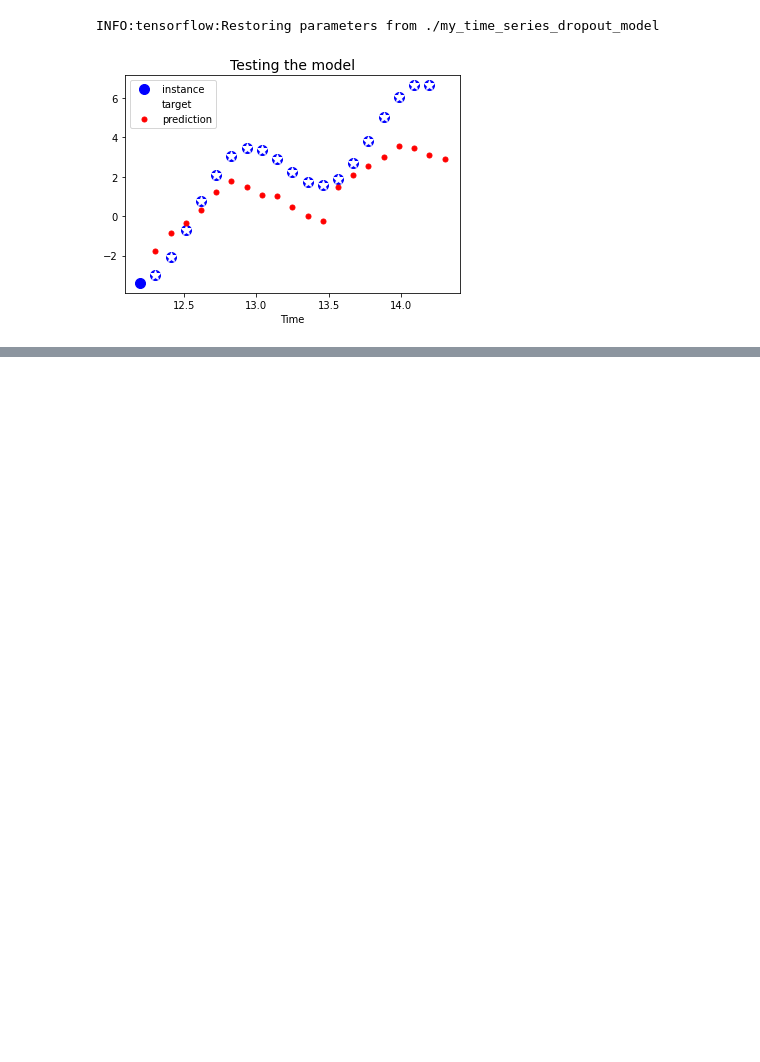
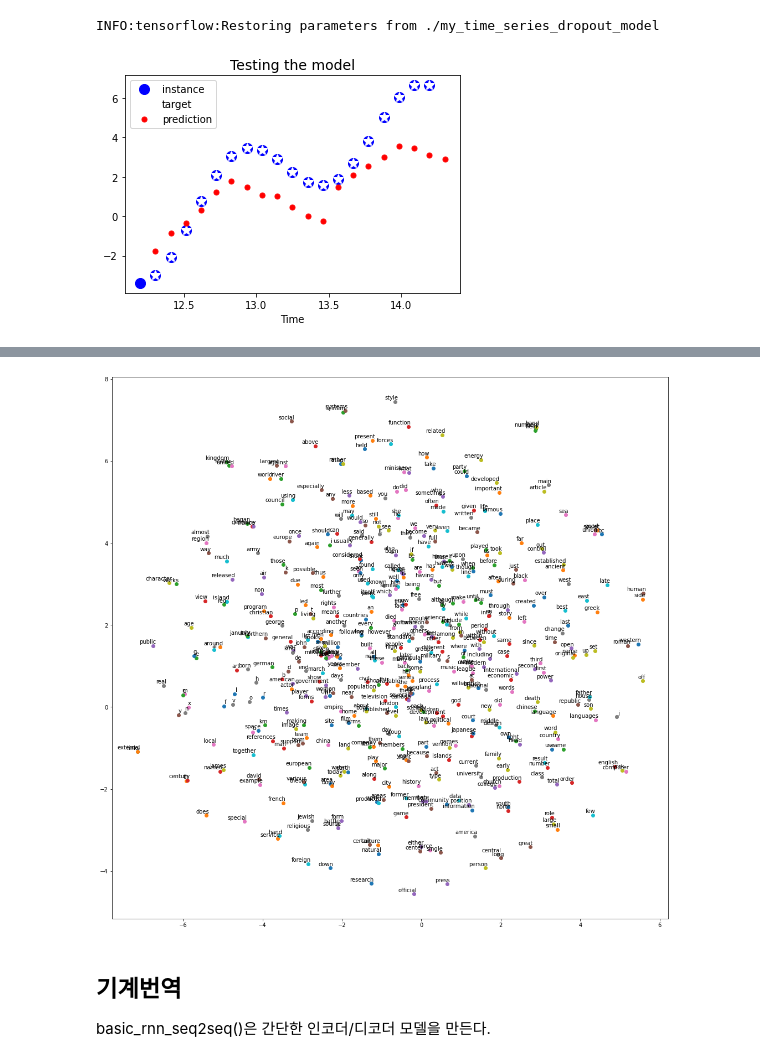
Before and after one commit to sunminky/tensorflow, a Jupyter notebook: Chapter14/Untitled.ipynb, the cells around one changed output, grey strips where cells are left out. Cells and saved outputs as stored; diff of their text form; code cells hidden in the pictures; blank space fills up the shorter version.

```diff
--- a/Chapter14/Untitled.ipynb
+++ b/Chapter14/Untitled.ipynb
@@ -951,0 +1318,7 @@ INFO:tensorflow:Restoring parameters from ./my_time_series_dropout_model
+# %%
+np.random.seed(42)
+data_index = 0
+batch, labels = generate_batch(8, 2, 1)
+
+print(batch, [vocabulary[word] for word in batch])
+print(labels, [vocabulary[word] for word in labels[:, 0]])
@@ -951,0 +1337,15 @@ INFO:tensorflow:Restoring parameters from ./my_time_series_dropout_model
+# %%
+batch_size = 128
+embedding_size = 128  # Dimension of the embedding vector.
+skip_window = 1       # How many words to consider left and right.
+num_skips = 2         # How many times to reuse an input to generate a label.
+
+# We pick a random validation set to sample nearest neighbors. Here we limit the
+# validation samples to the words that have a low numeric ID, which by
+# construction are also the most frequent.
+valid_size = 16     # Random set of words to evaluate similarity on.
+valid_window = 100  # Only pick dev samples in the head of the distribution.
+valid_examples = np.random.choice(valid_window, valid_size, replace=False)
+num_sampled = 64    # Number of negative examples to sample.
+
+learning_rate = 0.01
@@ -951,0 +1452,27 @@ INFO:tensorflow:Restoring parameters from ./my_time_series_dropout_model
+# %%
+def plot_with_labels(low_dim_embs, labels):
+    assert low_dim_embs.shape[0] >= len(labels), "More labels than embeddings"
+    plt.figure(figsize=(18, 18))  #in inches
+    for i, label in enumerate(labels):
+        x, y = low_dim_embs[i,:]
+        plt.scatter(x, y)
+        plt.annotate(label,
+                     xy=(x, y),
+                     xytext=(5, 2),
+                     textcoords='offset points',
+                     ha='right',
+                     va='bottom')
+# %%
+from sklearn.manifold import TSNE
+
+tsne = TSNE(perplexity=30, n_components=2, init='pca', n_iter=5000)
+plot_only = 500
+low_dim_embs = tsne.fit_transform(final_embeddings[:plot_only,:])
+labels = [vocabulary[i] for i in range(plot_only)]
+plot_with_labels(low_dim_embs, labels)
+# %% [output]
+[figure, added]
+# %% [markdown]
+## 기계번역
+
+basic_rnn_seq2seq()은 간단한 인코더/디코더 모델을 만든다.
```
Also changed, not shown: parts of 19 cells of this notebook, 6 other files.
